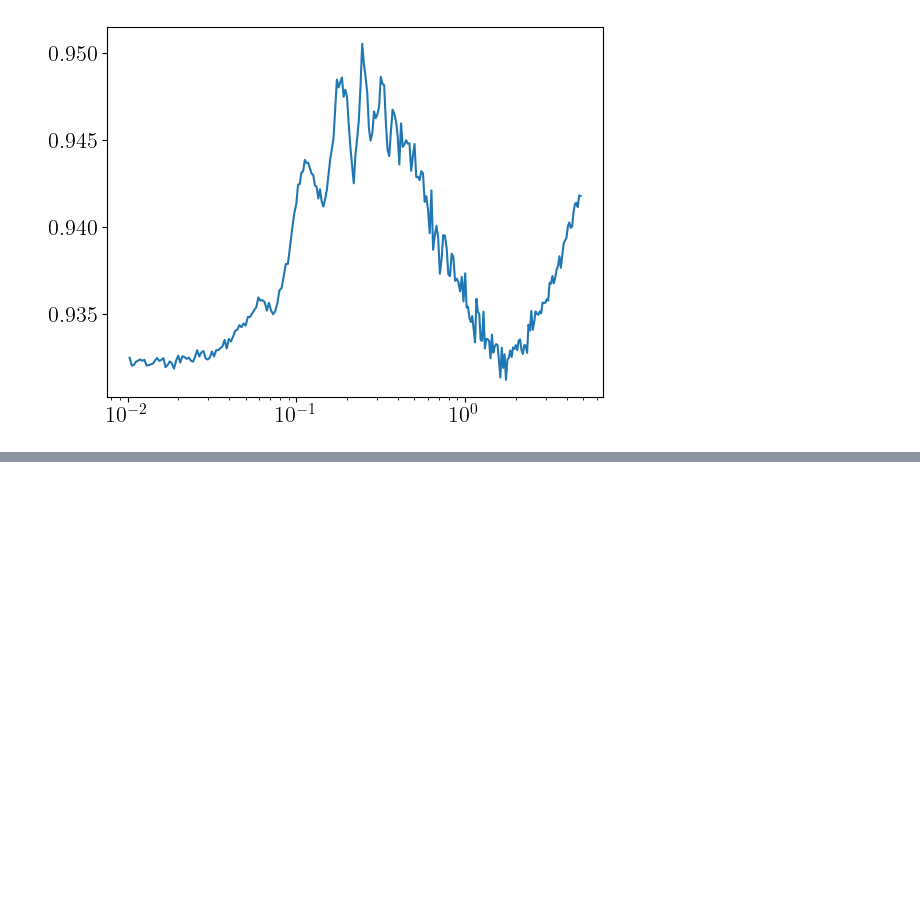
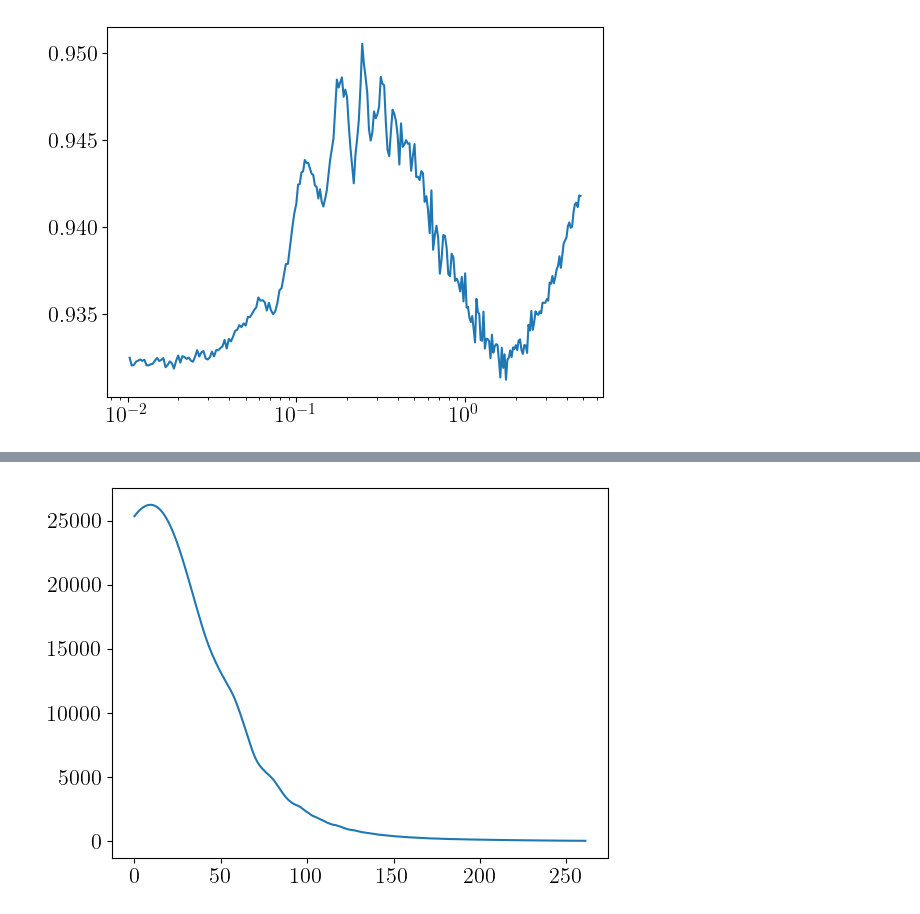
Before and after one commit to pltaylor16/odd_emu, a Jupyter notebook: results/results.ipynb, the cells around one changed output, grey strips where cells are left out. Drawn from its saved outputs; the diff is of its cells as text; code cells hidden in the pictures; blank space fills up the shorter version.

```diff
--- a/results/results.ipynb
+++ b/results/results.ipynb
@@ -172,0 +212,5 @@ plt.xscale('log')
+# %%
+plt.plot(pk_all[0])
+plt.show()
+# %% [output]
+[figure, added]
```
Also changed, not shown: parts of 2 cells of this notebook.
